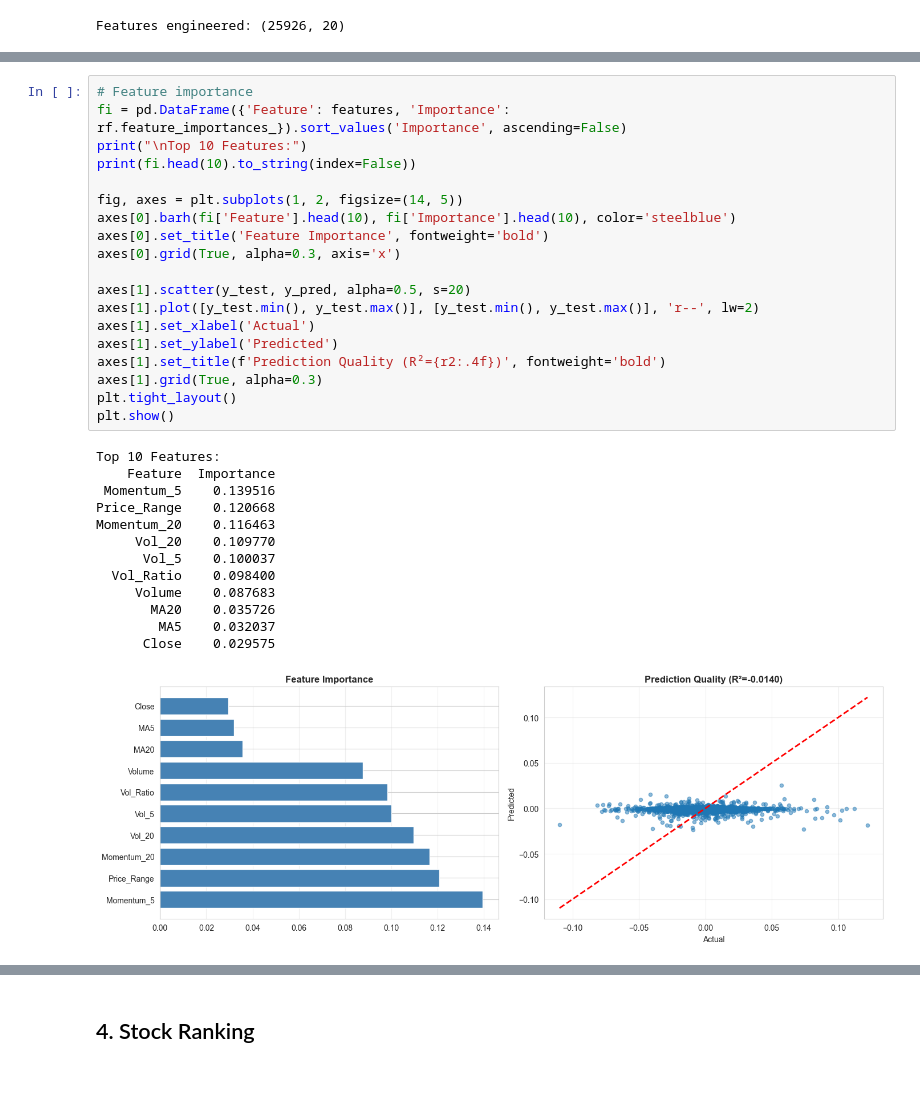
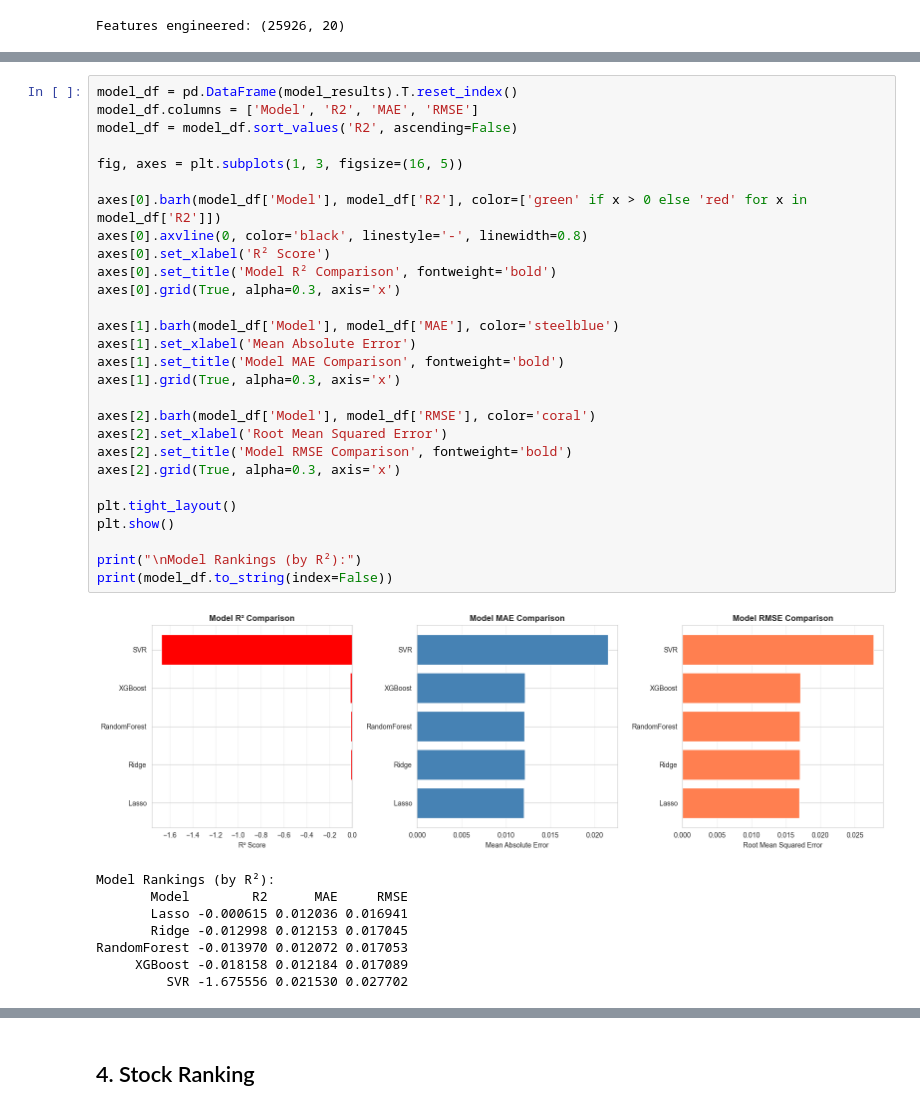
Before and after one commit to Harshvartak/ml-for-finance-project-iitb, a Jupyter notebook: Part3_Markets.ipynb, the cells around one changed output, grey strips where cells are left out. Cells and saved outputs as stored; diff of their text form; blank space fills up the shorter version.

```diff
--- a/Part3_Markets.ipynb
+++ b/Part3_Markets.ipynb
@@ -180,34 +212,38 @@ Model - R2: -0.0140, MAE: 0.012072
 Test companies: 6 - All 6 present
-# %%
-# Feature importance
-fi = pd.DataFrame({'Feature': features, 'Importance': rf.feature_importances_}).sort_values('Importance', ascending=False)
-print("\nTop 10 Features:")
-print(fi.head(10).to_string(index=False))
-
-fig, axes = plt.subplots(1, 2, figsize=(14, 5))
-axes[0].barh(fi['Feature'].head(10), fi['Importance'].head(10), color='steelblue')
-axes[0].set_title('Feature Importance', fontweight='bold')
-axes[0].grid(True, alpha=0.3, axis='x')
-
-axes[1].scatter(y_test, y_pred, alpha=0.5, s=20)
-axes[1].plot([y_test.min(), y_test.max()], [y_test.min(), y_test.max()], 'r--', lw=2)
-axes[1].set_xlabel('Actual')
-axes[1].set_ylabel('Predicted')
-axes[1].set_title(f'Prediction Quality (R²={r2:.4f})', fontweight='bold')
-axes[1].grid(True, alpha=0.3)
-plt.tight_layout()
-plt.show()
-# %% [output]
-Top 10 Features:
-    Feature  Importance
- Momentum_5    0.139516
-Price_Range    0.120668
-Momentum_20    0.116463
-     Vol_20    0.109770
-      Vol_5    0.100037
-  Vol_Ratio    0.098400
-     Volume    0.087683
-       MA20    0.035726
-        MA5    0.032037
-      Close    0.029575
-[figure, removed]
+# %%
+model_df = pd.DataFrame(model_results).T.reset_index()
+model_df.columns = ['Model', 'R2', 'MAE', 'RMSE']
+model_df = model_df.sort_values('R2', ascending=False)
+
+fig, axes = plt.subplots(1, 3, figsize=(16, 5))
+
+axes[0].barh(model_df['Model'], model_df['R2'], color=['green' if x > 0 else 'red' for x in model_df['R2']])
+axes[0].axvline(0, color='black', linestyle='-', linewidth=0.8)
+axes[0].set_xlabel('R² Score')
+axes[0].set_title('Model R² Comparison', fontweight='bold')
+axes[0].grid(True, alpha=0.3, axis='x')
+
+axes[1].barh(model_df['Model'], model_df['MAE'], color='steelblue')
+axes[1].set_xlabel('Mean Absolute Error')
+axes[1].set_title('Model MAE Comparison', fontweight='bold')
+axes[1].grid(True, alpha=0.3, axis='x')
+
+axes[2].barh(model_df['Model'], model_df['RMSE'], color='coral')
+axes[2].set_xlabel('Root Mean Squared Error')
+axes[2].set_title('Model RMSE Comparison', fontweight='bold')
+axes[2].grid(True, alpha=0.3, axis='x')
+
+plt.tight_layout()
+plt.show()
+
+print("\nModel Rankings (by R²):")
+print(model_df.to_string(index=False))
+# %% [output]
+[figure, added]
+Model Rankings (by R²):
+       Model        R2      MAE     RMSE
+       Lasso -0.000615 0.012036 0.016941
+       Ridge -0.012998 0.012153 0.017045
+RandomForest -0.013970 0.012072 0.017053
+     XGBoost -0.018158 0.012184 0.017089
+         SVR -1.675556 0.021530 0.027702
```
Also changed, not shown: parts of 20 cells of this notebook, 7 other files.
